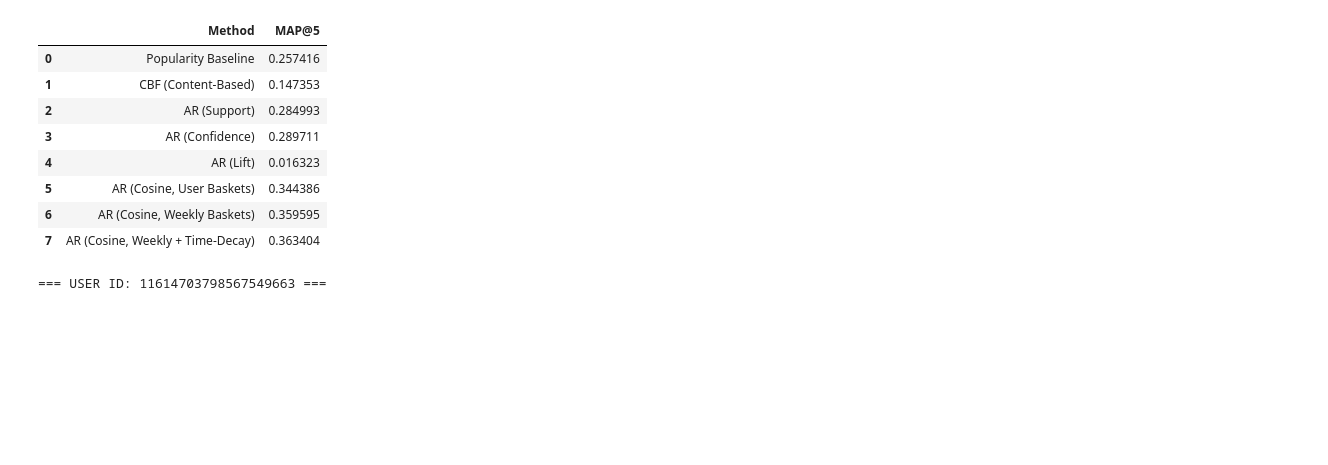
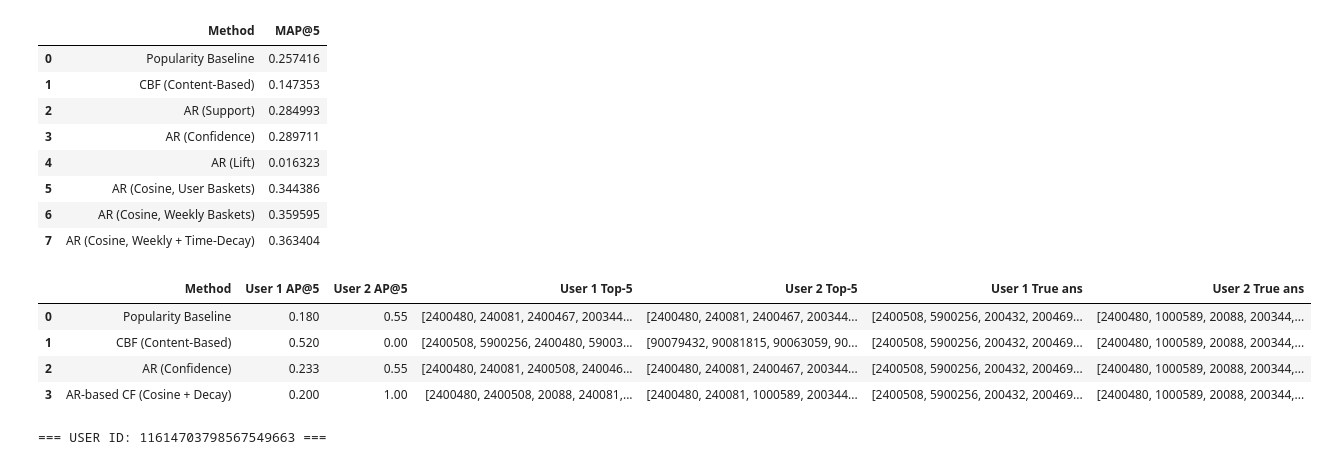
Before and after one commit to marmnus/RecSys-Midtearm, a Jupyter notebook: RecSysMidterm_v3.ipynb, the cells around one changed output. Cells and saved outputs as stored; diff of their text form; code cells hidden in the pictures; blank space fills up the shorter version.

```diff
--- a/RecSysMidterm_v3.ipynb
+++ b/RecSysMidterm_v3.ipynb
@@ -802,6 +802,30 @@ def get_user_ap(pred, gt, uid):
 #let us get 2 users
 u1 = 11614703798567549663
 u2 = 3223027569404031218
+# %%
+pd.set_option('display.max_columns', None)
+pd.set_option('display.max_colwidth', None)
+
+data = []
+for name, pred in [('Popularity Baseline', pred_val_popularity), ('CBF (Content-Based)', pred_val_cbf), ('AR (Confidence)', pred_conf),('AR-based CF (Cosine + Decay)', pred_weekly_decay_val)]:
+    data.append({
+        'Method': name,
+        'User 1 AP@5': round(get_user_ap(pred, gt_val, u1), 3),
+        'User 2 AP@5': round(get_user_ap(pred, gt_val, u2), 3),
+        'User 1 Top-5': pred.get(u1, []),
+        'User 2 Top-5': pred.get(u2, []),
+        'User 1 True ans': gt_val.get(u1, []),
+        'User 2 True ans': gt_val.get(u2, [])
+    })
+
+df = pd.DataFrame(data)
+display(df)
+# %% [output]
+|  | Method | User 1 AP@5 | User 2 AP@5 | User 1 Top-5 | User 2 Top-5 | User 1 True ans | User 2 True ans |
+| 0 | Popularity Baseline | 0.180 | 0.55 | [2400480, 240081, 2400467, 200344... | [2400480, 240081, 2400467, 200344... | [2400508, 5900256, 200432, 200469... | [2400480, 1000589, 20088, 200344,... |
+| 1 | CBF (Content-Based) | 0.520 | 0.00 | [2400508, 5900256, 2400480, 59003... | [90079432, 90081815, 90063059, 90... | [2400508, 5900256, 200432, 200469... | [2400480, 1000589, 20088, 200344,... |
+| 2 | AR (Confidence) | 0.233 | 0.55 | [2400480, 240081, 2400508, 240046... | [2400480, 240081, 2400467, 200344... | [2400508, 5900256, 200432, 200469... | [2400480, 1000589, 20088, 200344,... |
+| 3 | AR-based CF (Cosine + Decay) | 0.200 | 1.00 | [2400480, 2400508, 20088, 240081,... | [2400480, 240081, 1000589, 200344... | [2400508, 5900256, 200432, 200469... | [2400480, 1000589, 20088, 200344,... |
 # %%
 val_meta = arh_21_30.drop_duplicates('tv_show_id').set_index('tv_show_id')
 pop_dict = user_show_train.groupby('tv_show_id')['user_id'].nunique().to_dict()
```
Also changed, not shown: parts of 1 cell of this notebook.
